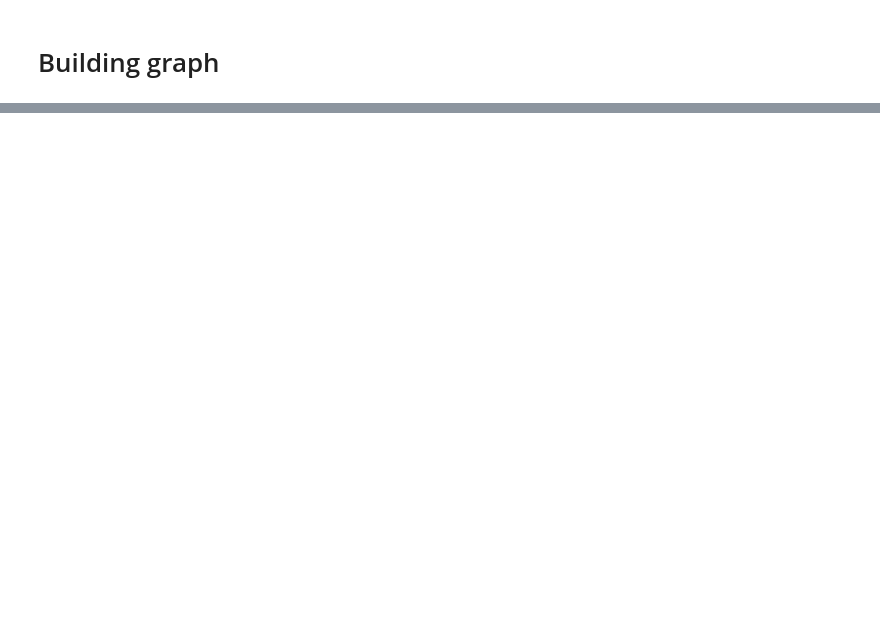
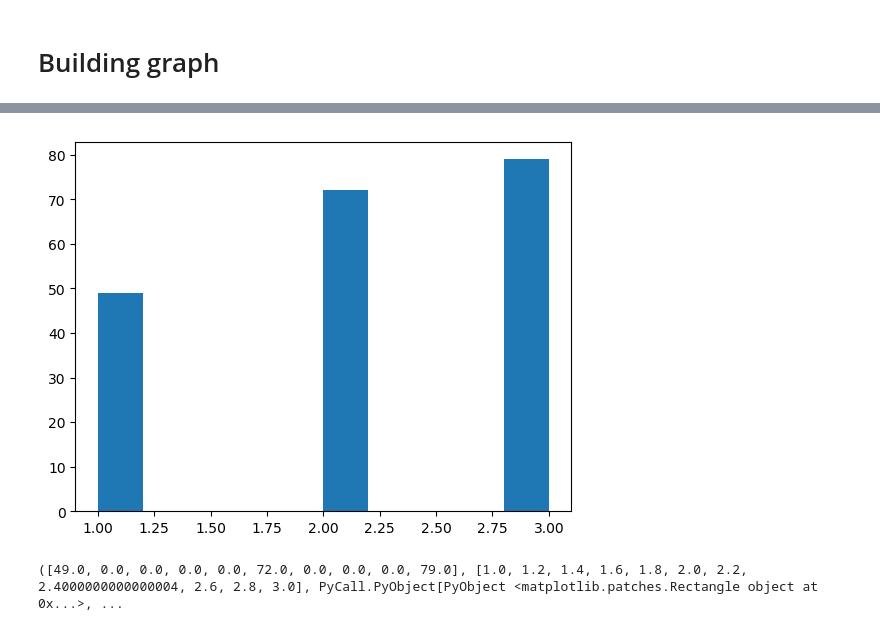
Before and after one commit to biaslab/SituatedSoundscaping, a Jupyter notebook: log-power_modelling/GSMM_HGF_synthetic.ipynb, the cells around one changed output, grey strips where cells are left out. Saved outputs shown, nothing was run; the diff lists cells and outputs as text; code cells hidden in the pictures; blank space fills up the shorter version.

```diff
--- a/log-power_modelling/GSMM_HGF_synthetic.ipynb
+++ b/log-power_modelling/GSMM_HGF_synthetic.ipynb
@@ -217,0 +219,5 @@ mean(marginals[:m_3])
+# %%
+plt.hist(cluster_id)
+# %% [output]
+[figure, added]
+([49.0, 0.0, 0.0, 0.0, 0.0, 72.0, 0.0, 0.0, 0.0, 79.0], [1.0, 1.2, 1.4, 1.6, 1.8, 2.0, 2.2, 2.4000000000000004, 2.6, 2.8, 3.0], PyCall.PyObject[PyObject <matplotlib.patches.Rectangle object at 0x...>, ...
```
Also changed, not shown: parts of 21 cells of this notebook.
